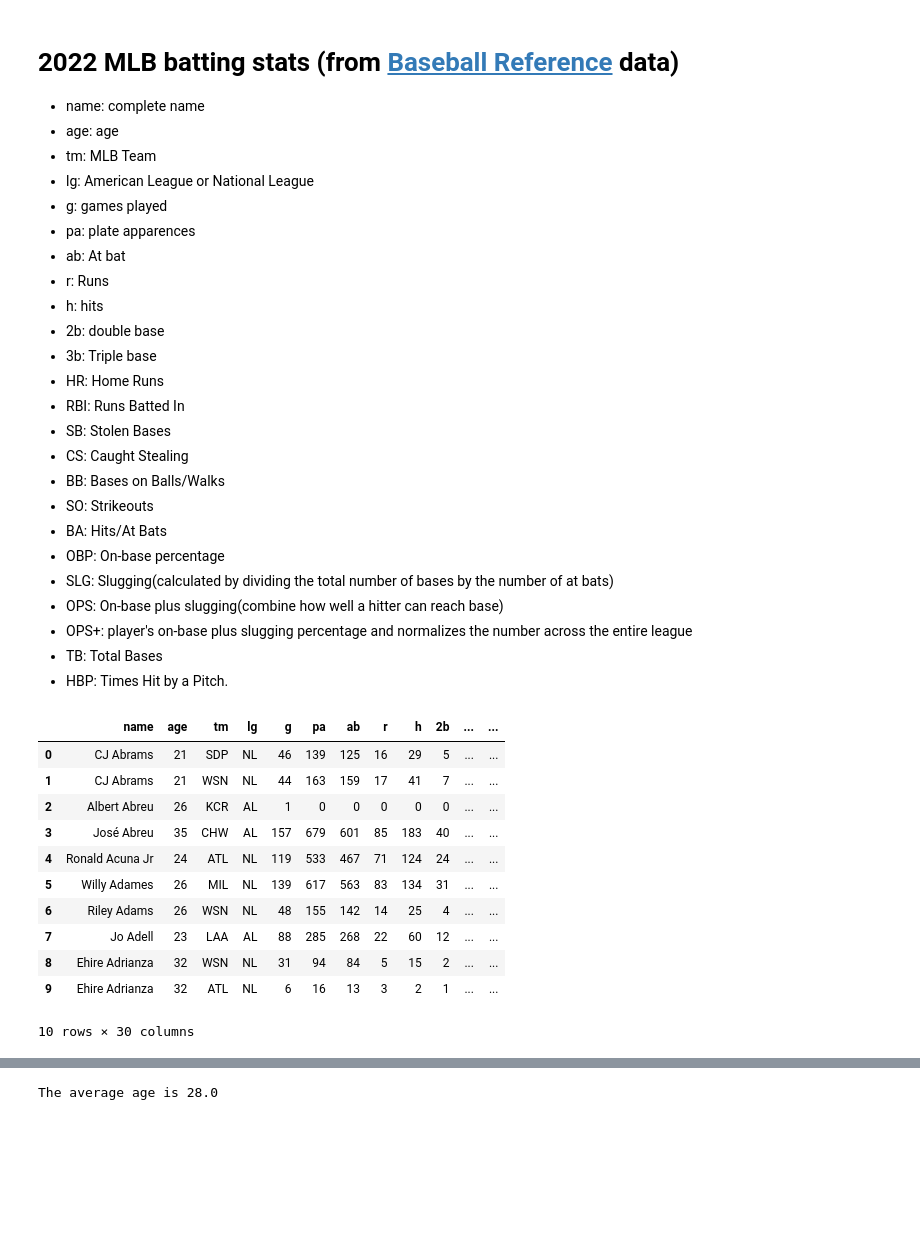
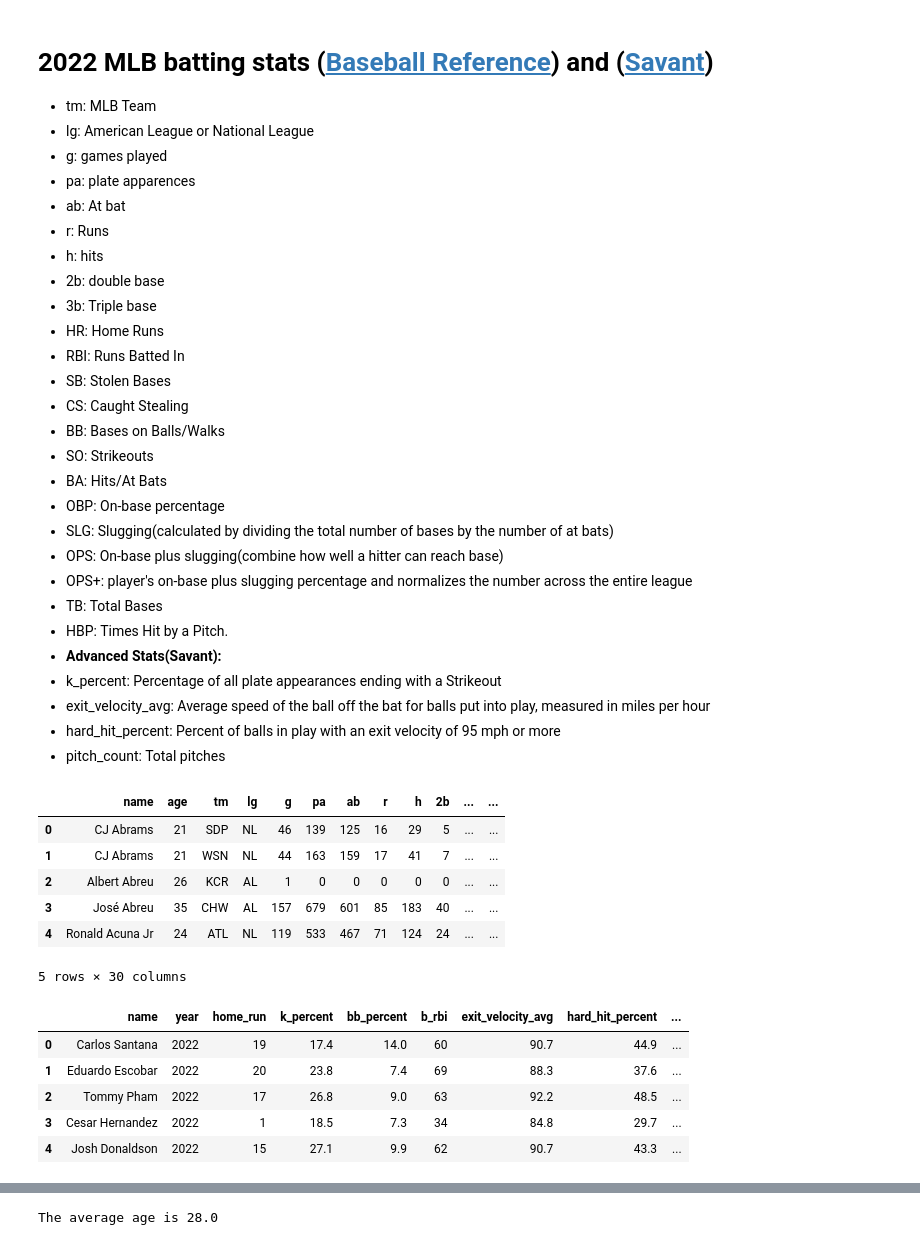
Before and after one commit to eme-eleuce/baseball-2022, a Jupyter notebook: baseball.ipynb, the cells around one changed output, grey strips where cells are left out. Saved outputs shown, nothing was run; the diff lists cells and outputs as text; code cells hidden in the pictures; blank space fills up the shorter version.

```diff
--- a/baseball.ipynb
+++ b/baseball.ipynb
@@ -1,7 +1,6 @@
 # %% [markdown]
-# **2022 MLB batting stats (from [Baseball Reference](https://www.baseball-reference.com/) data)**
-- name: complete name
-- age: age
+# **2022 MLB batting stats ([Baseball Reference](https://www.baseball-reference.com/)) and ([Savant](https://baseballsavant.mlb.com/))**
+
 - tm: MLB Team
 - lg: American League or National League
 - g: games played
@@ -24,6 +23,11 @@
 - OPS+: player's on-base plus slugging percentage and normalizes the number across the entire league
 - TB: Total Bases
 - HBP: Times Hit by a Pitch.
+- **Advanced Stats(Savant):**
+- k_percent: Percentage of all plate appearances ending with a Strikeout
+- exit_velocity_avg: Average speed of the ball off the bat for balls put into play, measured in miles per hour
+- hard_hit_percent: Percent of balls in play with an exit velocity of 95 mph or more
+- pitch_count: Total pitches
 # %%
 import pandas as pd
 import matplotlib.pyplot as plt
@@ -32,24 +36,32 @@ import numpy as np
 # %%
 
 baseball_sp1 = pd.read_csv('baseball.csv')
 baseball_sp1.drop('Rk', axis=1, inplace=True)
 baseball_sp1.columns = map(str.lower, baseball_sp1.columns)
 
 baseball_sp = baseball_sp1[baseball_sp1['tm'] != 'TOT'].copy()
 baseball_sp.reset_index(drop=True, inplace=True)
 baseball_sp['name'] = baseball_sp['name'].str.replace(r'[#*.]+$', '', regex=True)
-baseball_sp.head(10)
+baseball_sp.head()
 # %% [output]
 |  | name | age | tm | lg | g | pa | ab | r | h | 2b | ... | ... |
 | 0 | CJ Abrams | 21 | SDP | NL | 46 | 139 | 125 | 16 | 29 | 5 | ... | ... |
 | 1 | CJ Abrams | 21 | WSN | NL | 44 | 163 | 159 | 17 | 41 | 7 | ... | ... |
 | 2 | Albert Abreu | 26 | KCR | AL | 1 | 0 | 0 | 0 | 0 | 0 | ... | ... |
 | 3 | José Abreu | 35 | CHW | AL | 157 | 679 | 601 | 85 | 183 | 40 | ... | ... |
 | 4 | Ronald Acuna Jr | 24 | ATL | NL | 119 | 533 | 467 | 71 | 124 | 24 | ... | ... |
-| 5 | Willy Adames | 26 | MIL | NL | 139 | 617 | 563 | 83 | 134 | 31 | ... | ... |
-| 6 | Riley Adams | 26 | WSN | NL | 48 | 155 | 142 | 14 | 25 | 4 | ... | ... |
-| 7 | Jo Adell | 23 | LAA | AL | 88 | 285 | 268 | 22 | 60 | 12 | ... | ... |
-| 8 | Ehire Adrianza | 32 | WSN | NL | 31 | 94 | 84 | 5 | 15 | 2 | ... | ... |
-| 9 | Ehire Adrianza | 32 | ATL | NL | 6 | 16 | 13 | 3 | 2 | 1 | ... | ... |
-10 rows × 30 columns
+5 rows × 30 columns
+# %%
+
+
+savant = pd.read_csv('savant_2022_batting_stats.csv')
+
+savant.head()
+# %% [output]
+|  | name | year | home_run | k_percent | bb_percent | b_rbi | exit_velocity_avg | hard_hit_percent | ... |
+| 0 | Carlos Santana | 2022 | 19 | 17.4 | 14.0 | 60 | 90.7 | 44.9 | ... |
+| 1 | Eduardo Escobar | 2022 | 20 | 23.8 | 7.4 | 69 | 88.3 | 37.6 | ... |
+| 2 | Tommy Pham | 2022 | 17 | 26.8 | 9.0 | 63 | 92.2 | 48.5 | ... |
+| 3 | Cesar Hernandez | 2022 | 1 | 18.5 | 7.3 | 34 | 84.8 | 29.7 | ... |
+| 4 | Josh Donaldson | 2022 | 15 | 27.1 | 9.9 | 62 | 90.7 | 43.3 | ... |
 # %% [markdown]
```
Also changed, not shown: parts of 21 cells of this notebook, 3 other files.
